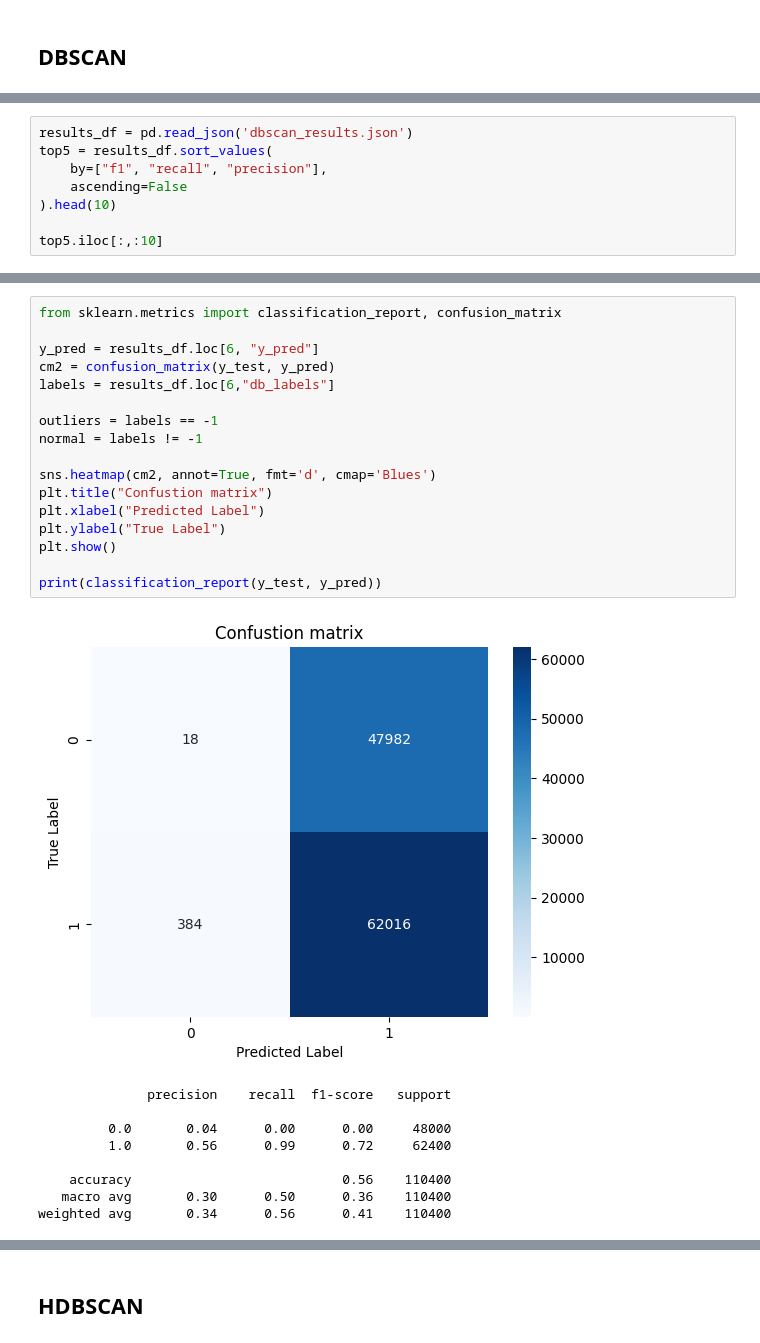
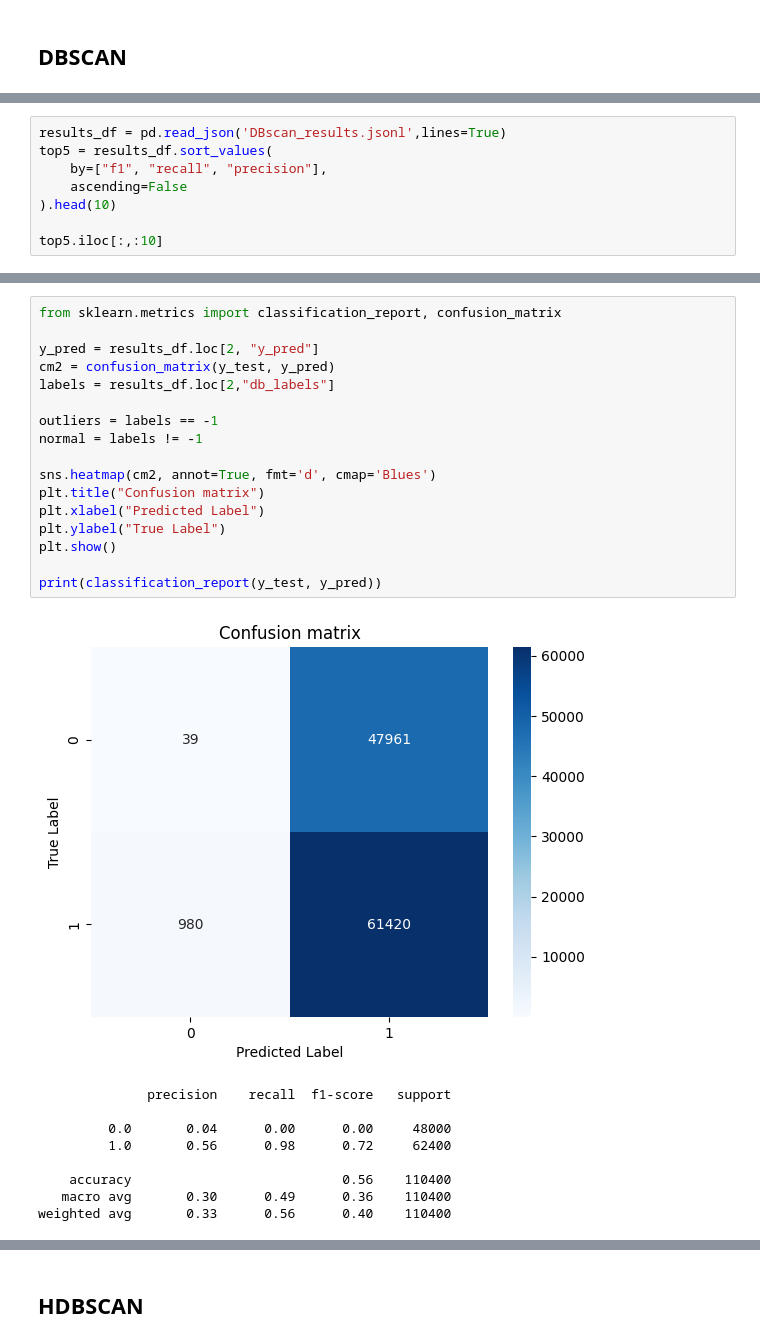
Before and after one commit to flod1n/R7022E-AI-in-processindustry-and-automation, a Jupyter notebook: Lab2_unsupervised/task2.ipynb, the cells around one changed output, grey strips where cells are left out. Cells and saved outputs as stored; diff of their text form.

Commit message:
dbscan klar

```diff
--- a/Lab2_unsupervised/task2.ipynb
+++ b/Lab2_unsupervised/task2.ipynb
@@ -224,5 +228,5 @@ db.fit_predict()
 # %%
-results_df = pd.read_json('dbscan_results.json')
+results_df = pd.read_json('DBscan_results.jsonl',lines=True)
 top5 = results_df.sort_values(
     by=["f1", "recall", "precision"],
     ascending=False
@@ -244,27 +247,27 @@ top5.iloc[:,:10]
 # %%
 from sklearn.metrics import classification_report, confusion_matrix
 
-y_pred = results_df.loc[6, "y_pred"]
+y_pred = results_df.loc[2, "y_pred"]
 cm2 = confusion_matrix(y_test, y_pred)
-labels = results_df.loc[6,"db_labels"]
+labels = results_df.loc[2,"db_labels"]
 
 outliers = labels == -1
 normal = labels != -1
 
 sns.heatmap(cm2, annot=True, fmt='d', cmap='Blues')
-plt.title("Confustion matrix")
+plt.title("Confusion matrix")
 plt.xlabel("Predicted Label")
 plt.ylabel("True Label")
 plt.show()
 
 print(classification_report(y_test, y_pred))
 # %% [output]
-[figure, old version]
+[figure, new version]
               precision    recall  f1-score   support
 
          0.0       0.04      0.00      0.00     48000
-         1.0       0.56      0.99      0.72     62400
+         1.0       0.56      0.98      0.72     62400
 
     accuracy                           0.56    110400
-   macro avg       0.30      0.50      0.36    110400
-weighted avg       0.34      0.56      0.41    110400
+   macro avg       0.30      0.49      0.36    110400
+weighted avg       0.33      0.56      0.40    110400
```
Also changed, not shown: parts of 18 cells of this notebook, 2 other files.
